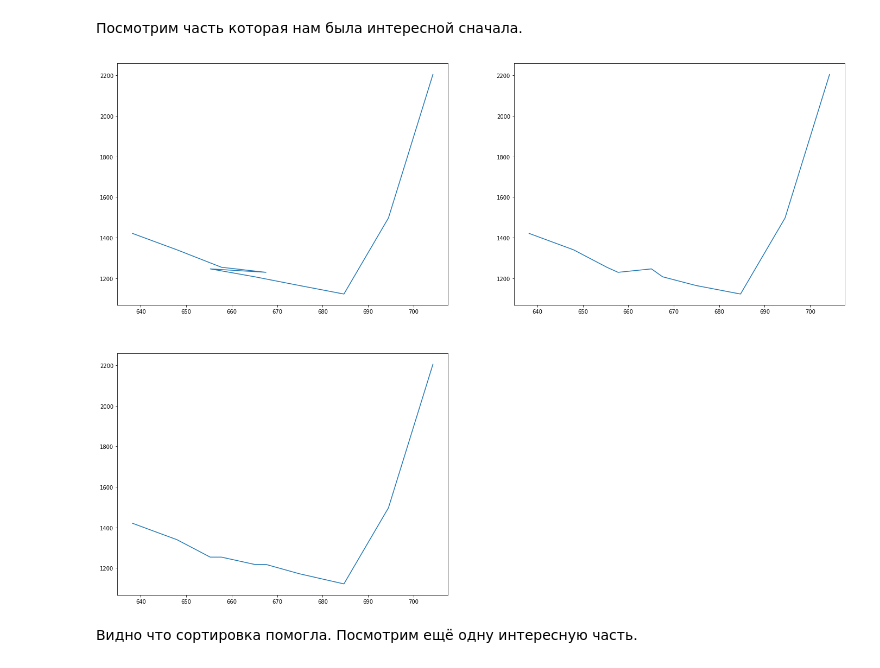
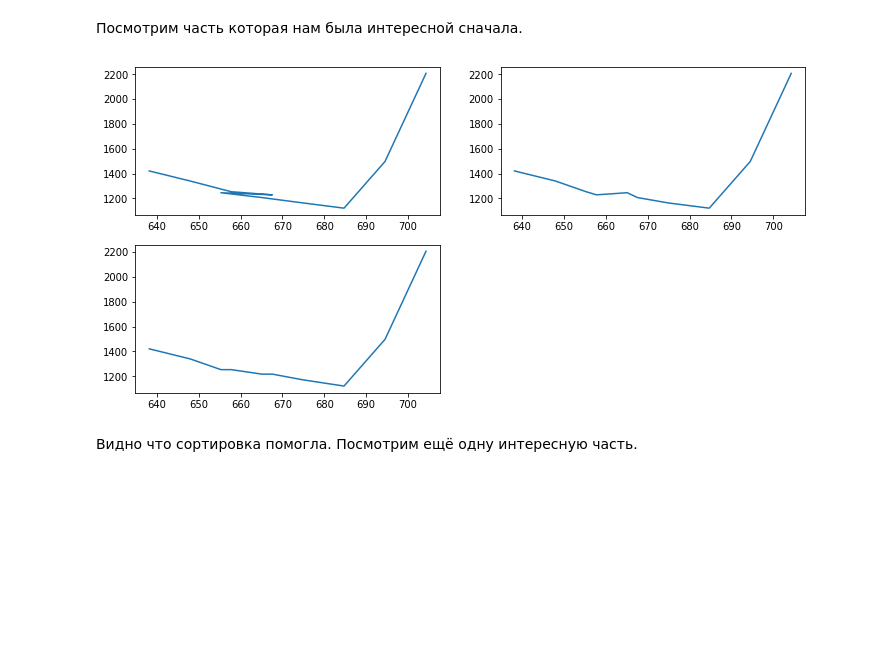
Before and after one commit to kormang/hyperspectralplayground, a Jupyter notebook: hyperspectral.ipynb, the cells around one changed output. Cells and saved outputs as stored; diff of their text form; code cells hidden in the pictures; blank space fills up the shorter version.

```diff
--- a/hyperspectral.ipynb
+++ b/hyperspectral.ipynb
@@ -98,16 +98,16 @@ pylab.show()
 Посмотрим часть которая нам была интересной сначала.
 # %%
 fig = pylab.figure()
-fig.set_size_inches(6*4, 3*6)
+fig.set_size_inches(3*4, 1*6)
 pylab.subplot(2, 2, 1)
 pylab.plot(wavelengths_original[28:38], some_signature[28:38])
 pylab.subplot(2, 2, 2)
 pylab.plot(wavelengths_sorted[28:38], some_signature[28:38])
 pylab.subplot(2, 2, 3)
 pylab.plot(wavelengths_sorted[28:38], some_signature_resampled[28:38])
 pylab.show()
 # %% [output]
-[figure, old version]
+[figure, new version]
 # %% [markdown]
 Видно что сортировка помогла. Посмотрим ещё одну интересную часть.
 # %%
```
Also changed, not shown: parts of 36 cells of this notebook, 16 other files.
